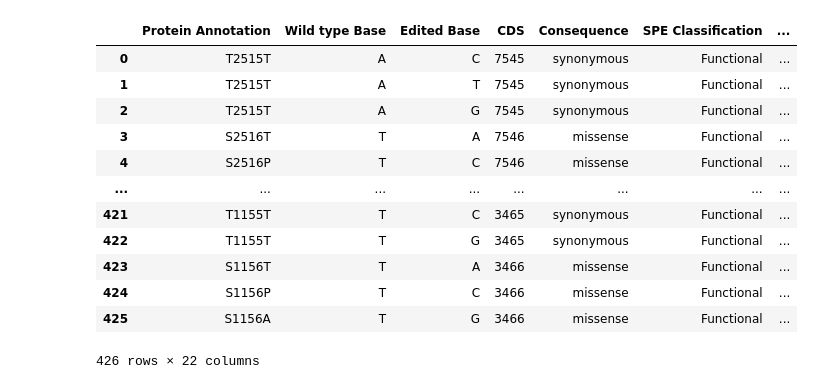
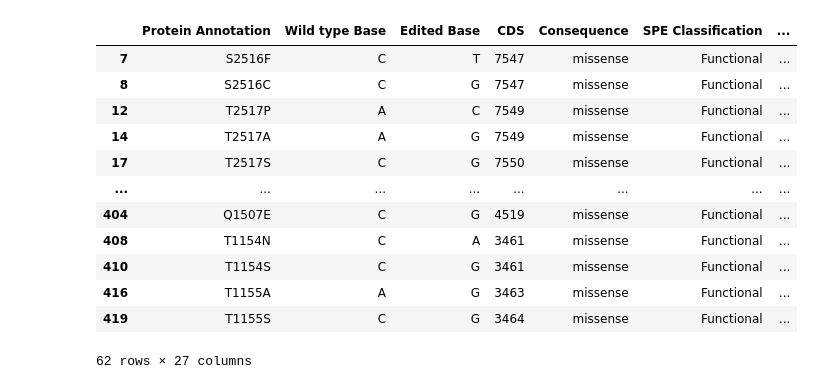
Before and after one commit to Dzeiberg/mave_calibration, a Jupyter notebook: data_processing/scoreset_nbs/scoreset_processing_hgvs_nuc/Erwood_BRCA2_HEK293T.ipynb, the cells around one changed output. Drawn from its saved outputs; the diff is of its cells as text; code cells hidden in the pictures.

```diff
--- a/data_processing/scoreset_nbs/scoreset_processing_hgvs_nuc/Erwood_BRCA2_HEK293T.ipynb
+++ b/data_processing/scoreset_nbs/scoreset_processing_hgvs_nuc/Erwood_BRCA2_HEK293T.ipynb
@@ -3,19 +6,29 @@ import pandas as pd
 pd.set_option('display.max_columns', 500)
 # %%
 scoreset = pd.read_csv('/mnt/i/bio/mave_curation/Erwood_BRCA2_HEK293T/hgvs_nuc_scoreset.csv')
-# %%
-scoreset
-# %% [output]
-|  | Protein Annotation | Wild type Base | Edited Base | CDS | Consequence | SPE Classification | ... |
-| 0 | T2515T | A | C | 7545 | synonymous | Functional | ... |
-| 1 | T2515T | A | T | 7545 | synonymous | Functional | ... |
-| 2 | T2515T | A | G | 7545 | synonymous | Functional | ... |
-| 3 | S2516T | T | A | 7546 | missense | Functional | ... |
-| 4 | S2516P | T | C | 7546 | missense | Functional | ... |
-| ... | ... | ... | ... | ... | ... | ... | ... |
-| 421 | T1155T | T | C | 3465 | synonymous | Functional | ... |
-| 422 | T1155T | T | G | 3465 | synonymous | Functional | ... |
-| 423 | S1156T | T | A | 3466 | missense | Functional | ... |
-| 424 | S1156P | T | C | 3466 | missense | Functional | ... |
-| 425 | S1156A | T | G | 3466 | missense | Functional | ... |
-426 rows × 22 columns
+# %%
+scoreset = scoreset.assign(CHROM=scoreset.id.str.split("-").str[0],
+                           POS=scoreset.id.str.split("-").str[1],
+                           STOP=scoreset.id.str.split("-").str[2],
+                            REF=scoreset.id.str.split("-").str[3],
+                            ALT=scoreset.id.str.split("-").str[4])
+# %%
+gnomad_match = pd.read_csv("/mnt/i/bio/mave_curation/Erwood_BRCA2_HEK293T/gnomad_matches_HGNC:1101_CHR13_32315086_32400268.tsv",delimiter='\t')
+gnomad_match.POS = gnomad_match.POS.astype(str)
+gnomad_match = gnomad_match.assign(hgvs_nuc=gnomad_match.HGVSc.str.split(":").str[1])
+# %%
+scoreset[scoreset.hgvs_nuc.isin(set(gnomad_match.hgvs_nuc.values))]
+# %% [output]
+|  | Protein Annotation | Wild type Base | Edited Base | CDS | Consequence | SPE Classification | ... |
+| 7 | S2516F | C | T | 7547 | missense | Functional | ... |
+| 8 | S2516C | C | G | 7547 | missense | Functional | ... |
+| 12 | T2517P | A | C | 7549 | missense | Functional | ... |
+| 14 | T2517A | A | G | 7549 | missense | Functional | ... |
+| 17 | T2517S | C | G | 7550 | missense | Functional | ... |
+| ... | ... | ... | ... | ... | ... | ... | ... |
+| 404 | Q1507E | C | G | 4519 | missense | Functional | ... |
+| 408 | T1154N | C | A | 3461 | missense | Functional | ... |
+| 410 | T1154S | C | G | 3461 | missense | Functional | ... |
+| 416 | T1155A | A | G | 3463 | missense | Functional | ... |
+| 419 | T1155S | C | G | 3464 | missense | Functional | ... |
+62 rows × 27 columns
```
Also changed, not shown: parts of 6 cells of this notebook, 8 other files.
